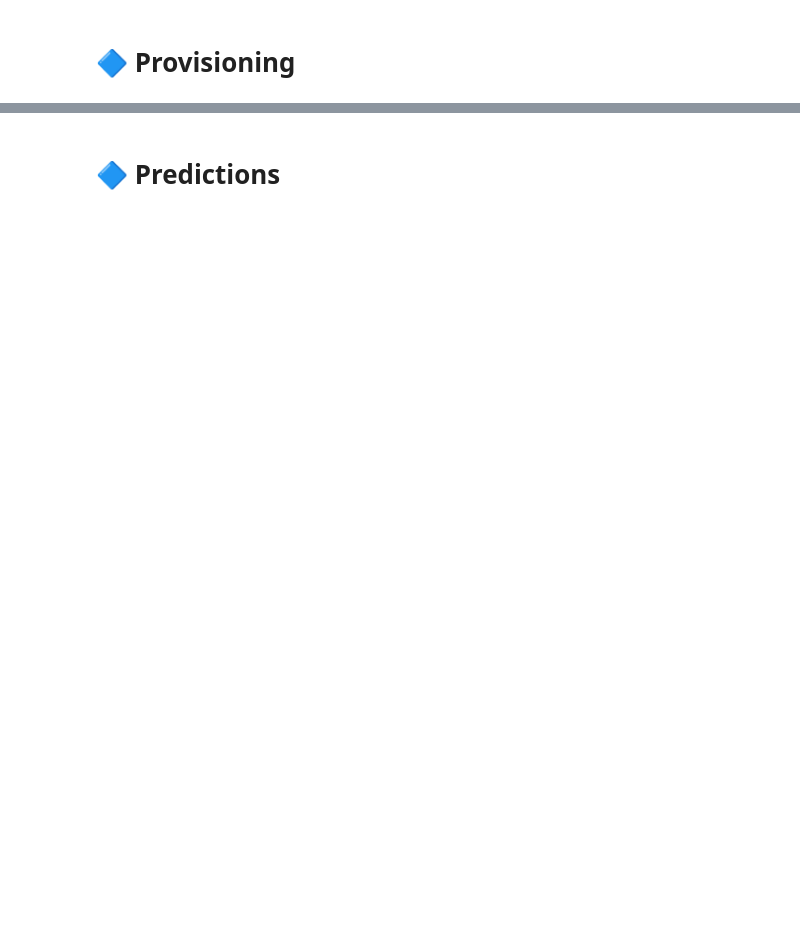
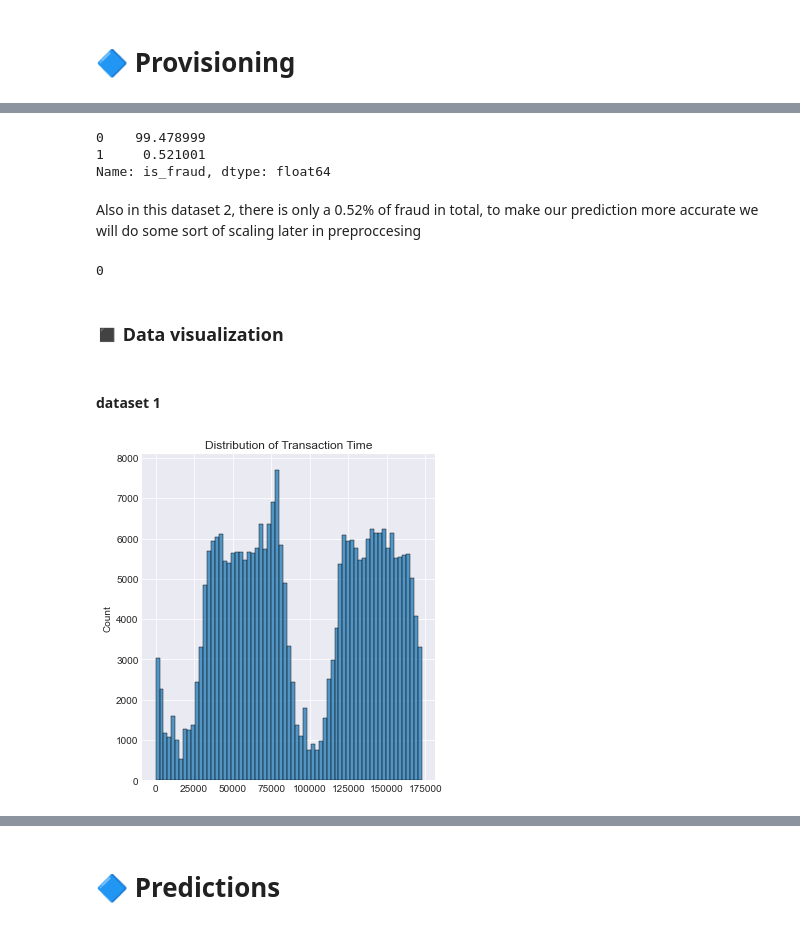
Before and after one commit to AviMegin/AI, a Jupyter notebook: Open program - Credit card fraude - Megin van Herk.ipynb, the cells around one changed output, grey strips where cells are left out. Saved outputs shown, nothing was run; the diff lists cells and outputs as text; code cells hidden in the pictures; blank space fills up the shorter version.

```diff
--- a/Open program - Credit card fraude - Megin van Herk.ipynb
+++ b/Open program - Credit card fraude - Megin van Herk.ipynb
@@ -162,0 +243,3 @@ sns.pairplot(fraud, hue="is_fraud")
+# %%
+num = df #df is previous name of the dataset 1
+num
@@ -164,0 +399,24 @@ sns.pairplot(fraud, hue="is_fraud")
+# %%
+#let us check the percentage of fraudulent data points in our dataset
+100*cat.is_fraud.value_counts(normalize=True)
+# %% [output]
+0    99.478999
+1     0.521001
+Name: is_fraud, dtype: float64
+# %% [markdown]
+Also in this dataset 2, there is only a 0.52% of fraud in total, to make our prediction more accurate we will do some sort of scaling later in preproccesing
+# %%
+# Good No Null Values!
+cat.isnull().sum().max()
+# %% [output]
+0
+# %% [markdown]
+### ◼️ Data visualization
+# %% [markdown]
+####  dataset 1
+# %%
+# Time
+sns.displot(num['Time'].values)
+plt.title('Distribution of Transaction Time');
+# %% [output]
+[figure, added]
```
Also changed, not shown: parts of 82 cells of this notebook.
